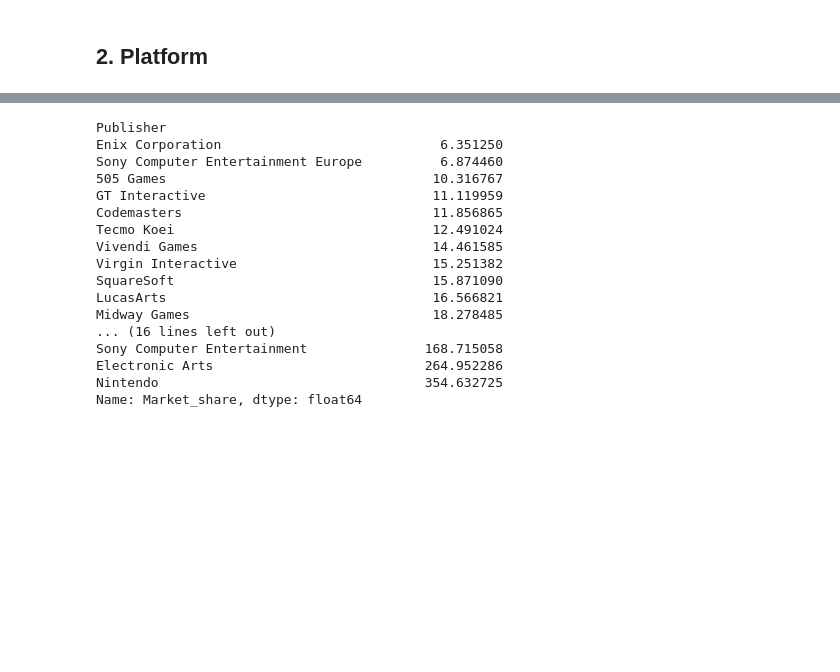
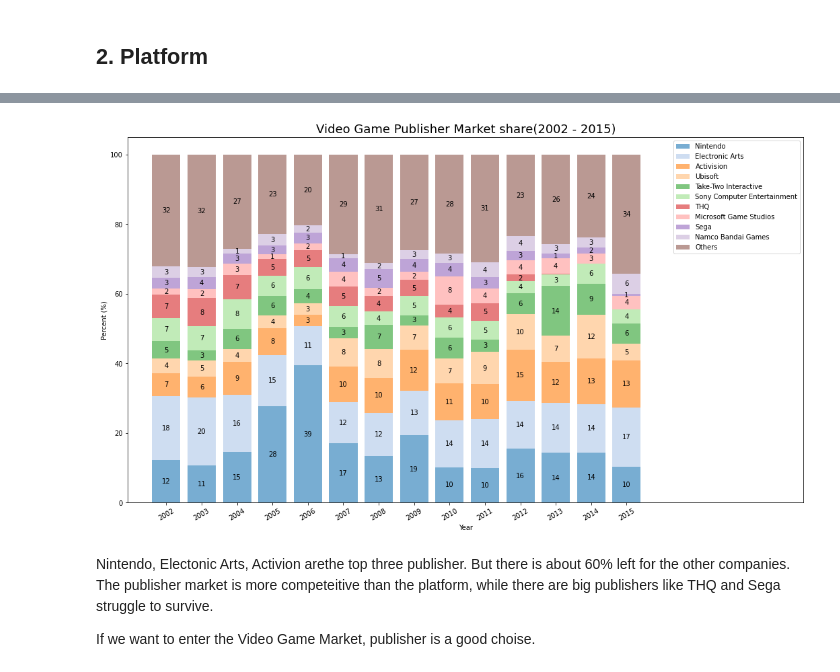
Before and after one commit to venson/Video_game, a Jupyter notebook: video-game.ipynb, the cells around one changed output, grey strips where cells are left out. Drawn from its saved outputs; the diff is of its cells as text; code cells hidden in the pictures; blank space fills up the shorter version.

```diff
--- a/video-game.ipynb
+++ b/video-game.ipynb
@@ -281,20 +278,34 @@ Global_sales_by_year_publisher[Global_sales_by_year_publisher['Market_share'] >1
-# %%
-Global_sales_by_year_publisher[Global_sales_by_year_publisher['Year']>1995].groupby('Publisher')['Market_share'].sum().sort_values().tail(30)
-# %% [output]
-Publisher
-Enix Corporation                            6.351250
-Sony Computer Entertainment Europe          6.874460
-505 Games                                  10.316767
-GT Interactive                             11.119959
-Codemasters                                11.856865
-Tecmo Koei                                 12.491024
-Vivendi Games                              14.461585
-Virgin Interactive                         15.251382
-SquareSoft                                 15.871090
-LucasArts                                  16.566821
-Midway Games                               18.278485
-... (16 lines left out)
-Sony Computer Entertainment               168.715058
-Electronic Arts                           264.952286
-Nintendo                                  354.632725
-Name: Market_share, dtype: float64
+# %%
+fig, ax = plt.subplots(1,1,figsize=(18,10))
+
+Year = Global_sales_by_year_publisher['Year'].unique()
+bottom = pd.Series(index=Year,data=[0]*len(Year))
+handle_list=[]
+
+for x in range(len(publisher_list)):
+    temp_df = Global_sales_by_year_publisher[Global_sales_by_year_publisher['Publisher'] == publisher_list[x]]
+
+    temp_df.loc[:,'bottom']=temp_df['Year'].map(bottom)
+    handle = plt.bar(data=temp_df, x='Year', height='Market_share',bottom=bottom[temp_df['Year']], color=color_list[x], alpha = 0.6)
+    for year, share in temp_df.iterrows():
+        if round(share['Market_share']) >0:
+            plt.text(share['Year'], share['Market_share']/2 + share['bottom'],\
+                     round(share['Market_share']),\
+                     verticalalignment='center',horizontalalignment='center')
+    bottom.loc[temp_df['Year']] = bottom[temp_df['Year']].add(temp_df.set_index('Year')['Market_share'])
+ax.set_xticks(Global_sales_by_year_publisher['Year'].unique())
+ax.set_xticklabels(Global_sales_by_year_publisher['Year'].unique(),rotation=30)
+ax.legend(publisher_list)
+ax.set_ylabel('Percent (%)')
+ax.set_xlabel('Year')
+ax.set_xlim(right=2020)
+ax.set_title('Video Game Publisher Market share(2002 - 2015)', fontsize=18)
+
+plt.show()
+# %% [output]
+[figure, added]
+# %% [markdown]
+Nintendo, Electonic Arts, Activion arethe top three publisher. But there is about 60% left for the other companies.
+The publisher market is more competeitive than the platform, while there are big publishers like THQ and Sega struggle to survive.
+
+If we want to enter the Video Game Market, publisher is a good choise.
```
Also changed, not shown: parts of 41 cells of this notebook.
